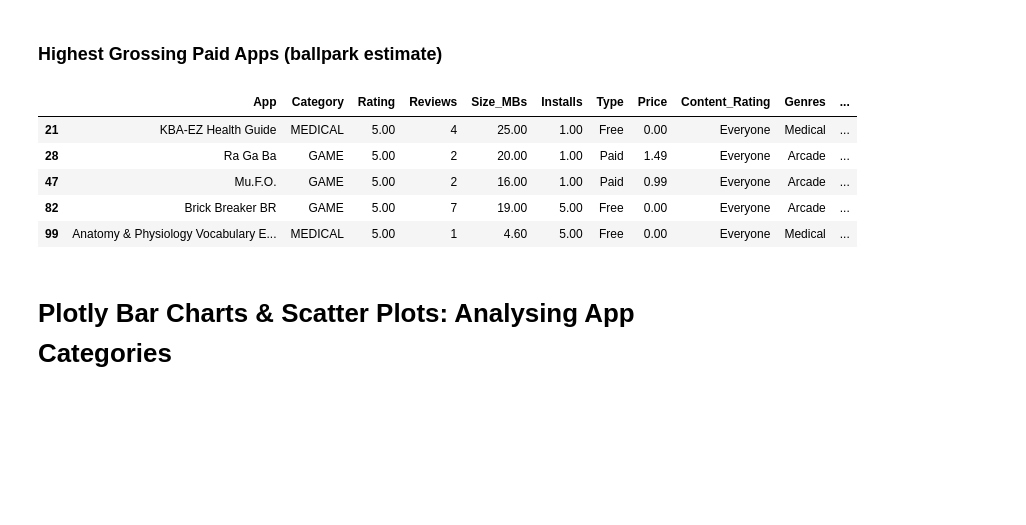
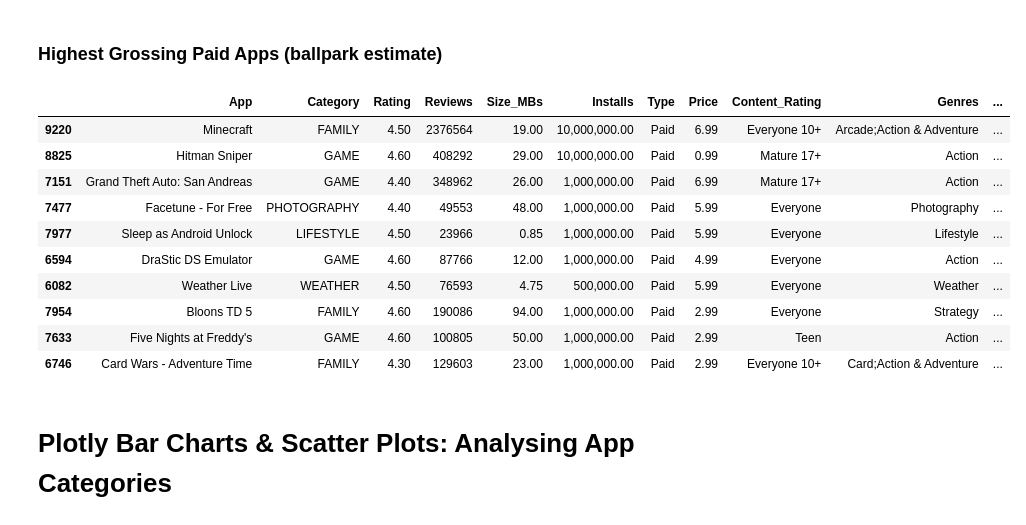
Before and after one commit to halilcodes/android-store-observer, a Jupyter notebook: Google Play Store App Analytics (start).ipynb, the cells around one changed output. Cells and saved outputs as stored; diff of their text form; code cells hidden in the pictures; blank space fills up the shorter version.

```diff
--- a/Google Play Store App Analytics (start).ipynb
+++ b/Google Play Store App Analytics (start).ipynb
@@ -363,15 +363,22 @@ df_apps_clean.sort_values('Price', ascending=False).head(20)
 | 3439 | Trine 2: Complete Story | GAME | 3.80 | 252 | 11.00 | 10,000.00 | Paid | 16.99 | Teen | Action |
 # %% [markdown]
 ### Highest Grossing Paid Apps (ballpark estimate)
-# %%
-df_apps_clean['Est_Revenue'] = df_apps_clean.Price * df_apps_clean.Installs
-df_apps_clean.head()
-# %% [output]
-|  | App | Category | Rating | Reviews | Size_MBs | Installs | Type | Price | Content_Rating | Genres | ... |
-| 21 | KBA-EZ Health Guide | MEDICAL | 5.00 | 4 | 25.00 | 1.00 | Free | 0.00 | Everyone | Medical | ... |
-| 28 | Ra Ga Ba | GAME | 5.00 | 2 | 20.00 | 1.00 | Paid | 1.49 | Everyone | Arcade | ... |
-| 47 | Mu.F.O. | GAME | 5.00 | 2 | 16.00 | 1.00 | Paid | 0.99 | Everyone | Arcade | ... |
-| 82 | Brick Breaker BR | GAME | 5.00 | 7 | 19.00 | 5.00 | Free | 0.00 | Everyone | Arcade | ... |
-| 99 | Anatomy & Physiology Vocabulary E... | MEDICAL | 5.00 | 1 | 4.60 | 5.00 | Free | 0.00 | Everyone | Medical | ... |
+# %%
+# df_apps_clean['Est_Revenue'] = df_apps_clean.Price * df_apps_clean.Installs
+# what I came up with is not a very efficient way appearently, still works though...
+df_apps_clean['Est_Revenue'] = df_apps_clean.Installs.mul(df_apps_clean.Price)
+df_apps_clean.sort_values('Est_Revenue', ascending=False).head(10)
+# %% [output]
+|  | App | Category | Rating | Reviews | Size_MBs | Installs | Type | Price | Content_Rating | Genres | ... |
+| 9220 | Minecraft | FAMILY | 4.50 | 2376564 | 19.00 | 10,000,000.00 | Paid | 6.99 | Everyone 10+ | Arcade;Action & Adventure | ... |
+| 8825 | Hitman Sniper | GAME | 4.60 | 408292 | 29.00 | 10,000,000.00 | Paid | 0.99 | Mature 17+ | Action | ... |
+| 7151 | Grand Theft Auto: San Andreas | GAME | 4.40 | 348962 | 26.00 | 1,000,000.00 | Paid | 6.99 | Mature 17+ | Action | ... |
+| 7477 | Facetune - For Free | PHOTOGRAPHY | 4.40 | 49553 | 48.00 | 1,000,000.00 | Paid | 5.99 | Everyone | Photography | ... |
+| 7977 | Sleep as Android Unlock | LIFESTYLE | 4.50 | 23966 | 0.85 | 1,000,000.00 | Paid | 5.99 | Everyone | Lifestyle | ... |
+| 6594 | DraStic DS Emulator | GAME | 4.60 | 87766 | 12.00 | 1,000,000.00 | Paid | 4.99 | Everyone | Action | ... |
+| 6082 | Weather Live | WEATHER | 4.50 | 76593 | 4.75 | 500,000.00 | Paid | 5.99 | Everyone | Weather | ... |
+| 7954 | Bloons TD 5 | FAMILY | 4.60 | 190086 | 94.00 | 1,000,000.00 | Paid | 2.99 | Everyone | Strategy | ... |
+| 7633 | Five Nights at Freddy's | GAME | 4.60 | 100805 | 50.00 | 1,000,000.00 | Paid | 2.99 | Teen | Action | ... |
+| 6746 | Card Wars - Adventure Time | FAMILY | 4.30 | 129603 | 23.00 | 1,000,000.00 | Paid | 2.99 | Everyone 10+ | Card;Action & Adventure | ... |
 # %% [markdown]
 # Plotly Bar Charts & Scatter Plots: Analysing App Categories
```
Also changed, not shown: parts of 21 cells of this notebook.
